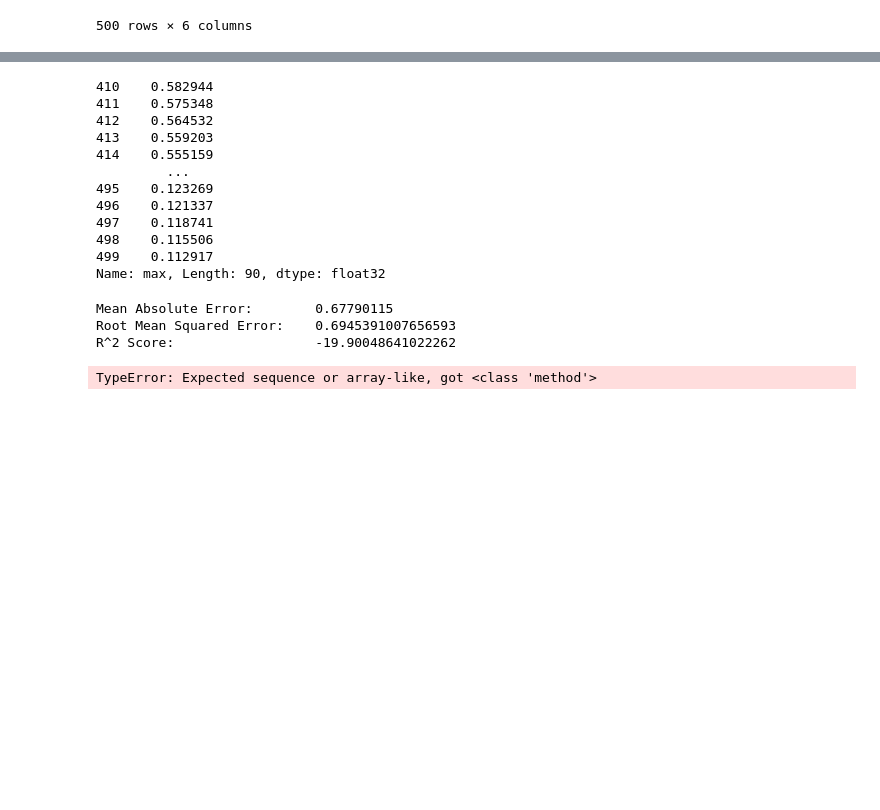
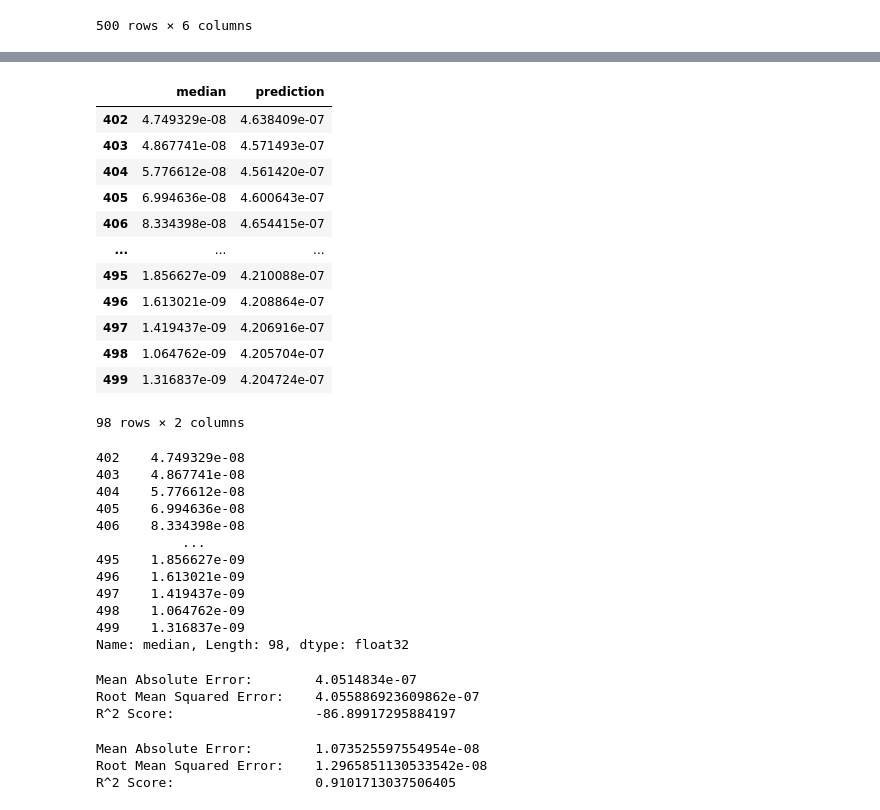
Before and after one commit to OmkarMehta/SSFwithNODE, a Jupyter notebook: pyddm-exploration/pyddm_understanding.ipynb, the cells around one changed output, grey strips where cells are left out. Cells and saved outputs as stored; diff of their text form; code cells hidden in the pictures; blank space fills up the shorter version.

```diff
--- a/pyddm-exploration/pyddm_understanding.ipynb
+++ b/pyddm-exploration/pyddm_understanding.ipynb
@@ -564,7 +563,7 @@ def train_val_test_split(df, target_col, test_ratio):
     X_train, X_val, y_train, y_val = train_test_split(X_train, y_train, test_size=val_ratio, shuffle=False)
     return X_train, X_val, X_test, y_train, y_val, y_test
 
-X_train, X_val, X_test, y_train, y_val, y_test = train_val_test_split(df_timelags, 'max', 0.2)
+X_train, X_val, X_test, y_train, y_val, y_test = train_val_test_split(df_timelags, 'median', 0.2)
 
 # Applying scale transformation
 from sklearn.preprocessing import MinMaxScaler, StandardScaler, MaxAbsScaler, RobustScaler
@@ -1021,45 +1021,59 @@ predictions, values = opt.evaluate(
 # %%
 # formatting the predictions
 def inverse_transform(scaler, df, columns):
     for col in columns:
         df[col] = scaler.inverse_transform(df[col])
     return df
 
 
 def format_predictions(predictions, values, df_test, scaler):
     vals = np.concatenate(values, axis=0).ravel()
     preds = np.concatenate(predictions, axis=0).ravel()
-    df_result = pd.DataFrame(data={"max": vals, "prediction": preds}, index=df_test.head(len(vals)).index)
+    df_result = pd.DataFrame(data={"median": vals, "prediction": preds}, index=df_test.head(len(vals)).index)
     df_result = df_result.sort_index()
-    df_result = inverse_transform(scaler, df_result, [["max", "prediction"]])
+    df_result = inverse_transform(scaler, df_result, [["median", "prediction"]])
     return df_result
 
 
 df_result = format_predictions(predictions, values, X_test, scaler)
 df_result
+# %% [output]
+|  | median | prediction |
+| 402 | 4.749329e-08 | 4.638409e-07 |
+| 403 | 4.867741e-08 | 4.571493e-07 |
+| 404 | 5.776612e-08 | 4.561420e-07 |
+| 405 | 6.994636e-08 | 4.600643e-07 |
+| 406 | 8.334398e-08 | 4.654415e-07 |
+| ... | ... | ... |
+| 495 | 1.856627e-09 | 4.210088e-07 |
+| 496 | 1.613021e-09 | 4.208864e-07 |
+| 497 | 1.419437e-09 | 4.206916e-07 |
+| 498 | 1.064762e-09 | 4.205704e-07 |
+| 499 | 1.316837e-09 | 4.204724e-07 |
+98 rows × 2 columns
 # %%
-df_result['max']
+df_result['median']
 # %% [output]
-410    0.582944
-411    0.575348
-412    0.564532
-413    0.559203
-414    0.555159
-         ...
-495    0.123269
-496    0.121337
-497    0.118741
-498    0.115506
-499    0.112917
-Name: max, Length: 90, dtype: float32
+402    4.749329e-08
+403    4.867741e-08
+404    5.776612e-08
+405    6.994636e-08
+406    8.334398e-08
+           ...
+495    1.856627e-09
+496    1.613021e-09
+497    1.419437e-09
+498    1.064762e-09
+499    1.316837e-09
+Name: median, Length: 98, dtype: float32
 # %%
 # Calculating error metrics
 from sklearn.metrics import mean_absolute_error, mean_squared_error, r2_score
 
 def calculate_metrics(df):
-    result_metrics = {'mae' : mean_absolute_error(df['max'], df['prediction']),
-                      'rmse' : mean_squared_error(df['max'], df['prediction']) ** 0.5,
-                      'r2' : r2_score(df['max'], df['prediction'])}
+    result_metrics = {'mae' : mean_absolute_error(df['median'], df['prediction']),
+                      'rmse' : mean_squared_error(df['median'], df['prediction']) ** 0.5,
+                      'r2' : r2_score(df['median'], df['prediction'])}
 
     print("Mean Absolute Error:       ", result_metrics["mae"])
     print("Root Mean Squared Error:   ", result_metrics["rmse"])
@@ -1068,9 +1082,9 @@ def calculate_metrics(df):
 
 result_metrics = calculate_metrics(df_result)
 # %% [output]
-Mean Absolute Error:        0.67790115
-Root Mean Squared Error:    0.6945391007656593
-R^2 Score:                  -19.90048641022262
+Mean Absolute Error:        4.0514834e-07
+Root Mean Squared Error:    4.055886923609862e-07
+R^2 Score:                  -86.89917295884197
 # %%
 # Generating baseline predictions
 from sklearn.linear_model import LinearRegression
@@ -1090,10 +1104,12 @@ def build_baseline_model(df, test_ratio, target_col):
 
     return result
 
-df_baseline = build_baseline_model(df_timelags, 0.2, 'max')
+df_baseline = build_baseline_model(df_timelags, 0.2, 'median')
 baseline_metrics = calculate_metrics(df_baseline)
 # %% [output]
-TypeError: Expected sequence or array-like, got <class 'method'>
+Mean Absolute Error:        1.073525597554954e-08
+Root Mean Squared Error:    1.2965851130533542e-08
+R^2 Score:                  0.9101713037506405
 # %%
 # Visualizing the predictions
 import plotly.offline as pyo
```
Also changed, not shown: parts of 4 cells of this notebook.
